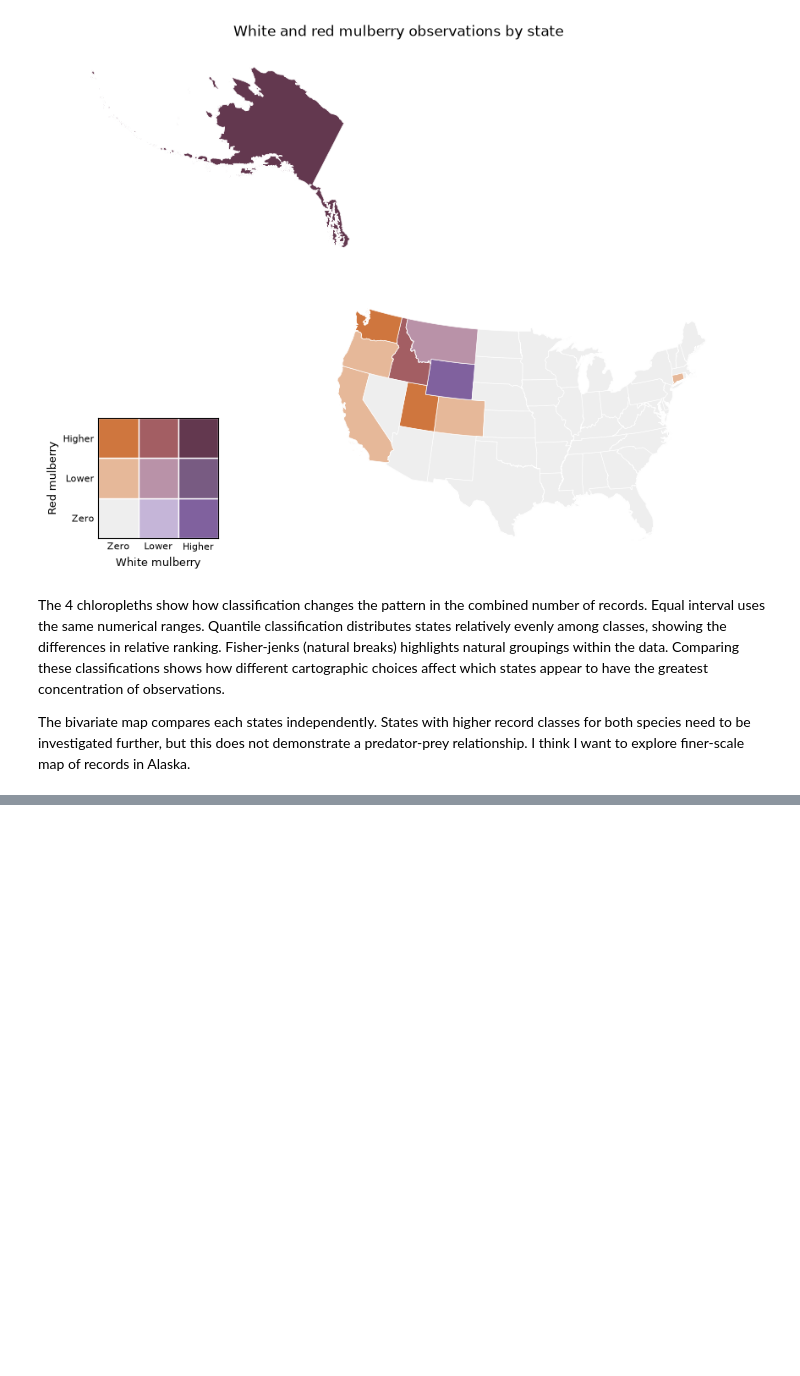
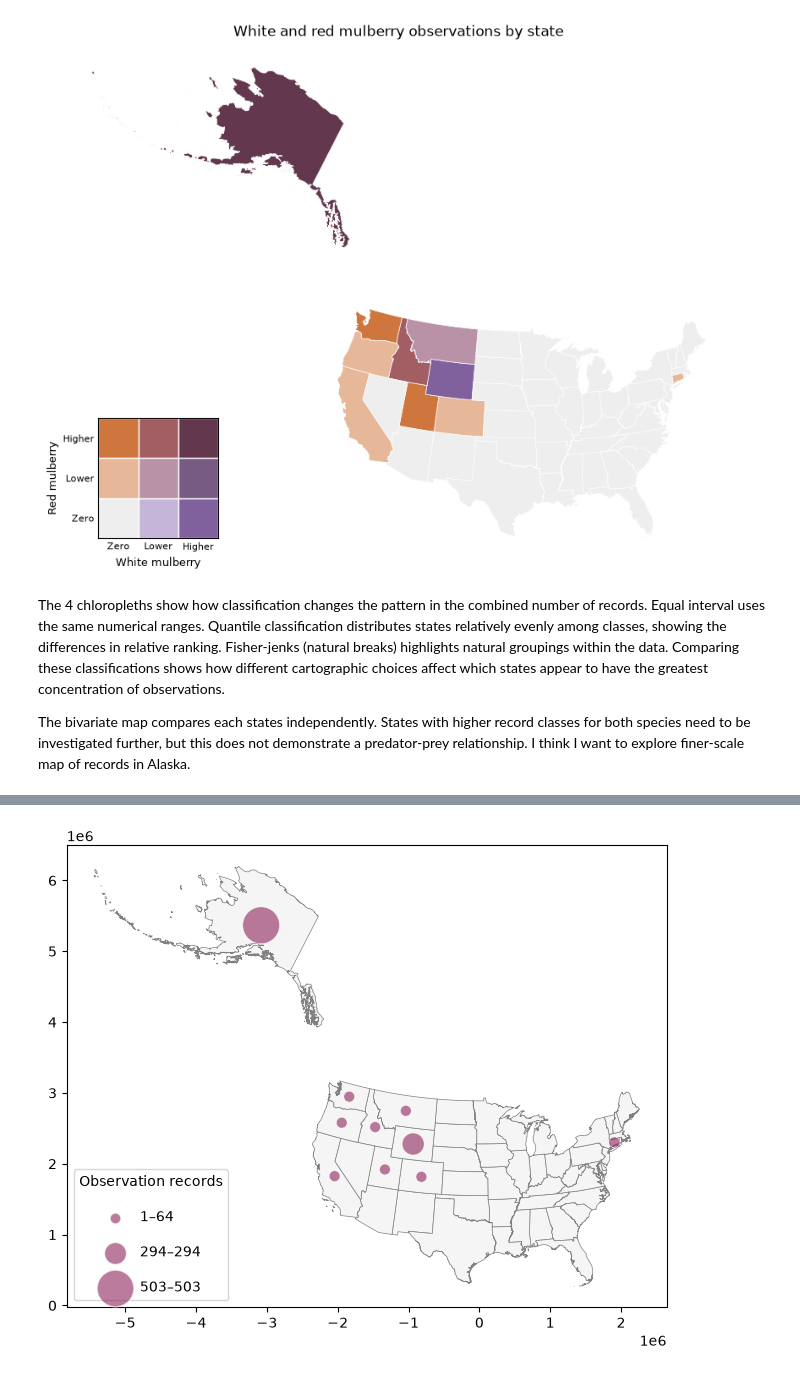
Before and after one commit to lane-erwin/geog592-cheyney, a Jupyter notebook: homework/week09/salmon_hw.ipynb, the cells around one changed output, grey strips where cells are left out. Drawn from its saved outputs; the diff is of its cells as text; code cells hidden in the pictures; blank space fills up the shorter version.

```diff
--- a/homework/week09/salmon_hw.ipynb
+++ b/homework/week09/salmon_hw.ipynb
@@ -483,0 +565,6 @@ The bivariate map compares each states independently. States with higher record
+# %%
+fig, ax = plt.subplots(figsize=(12, 6))
+ax =  propSymbol_class(ax)
+plt.show()
+# %% [output]
+[figure, added]
```
Also changed, not shown: parts of 14 cells of this notebook, 3 other files.
